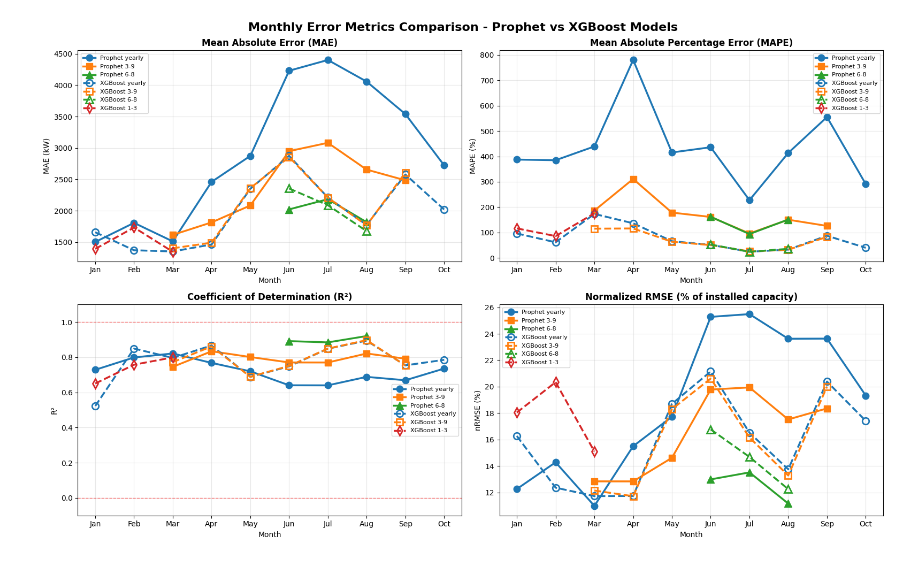
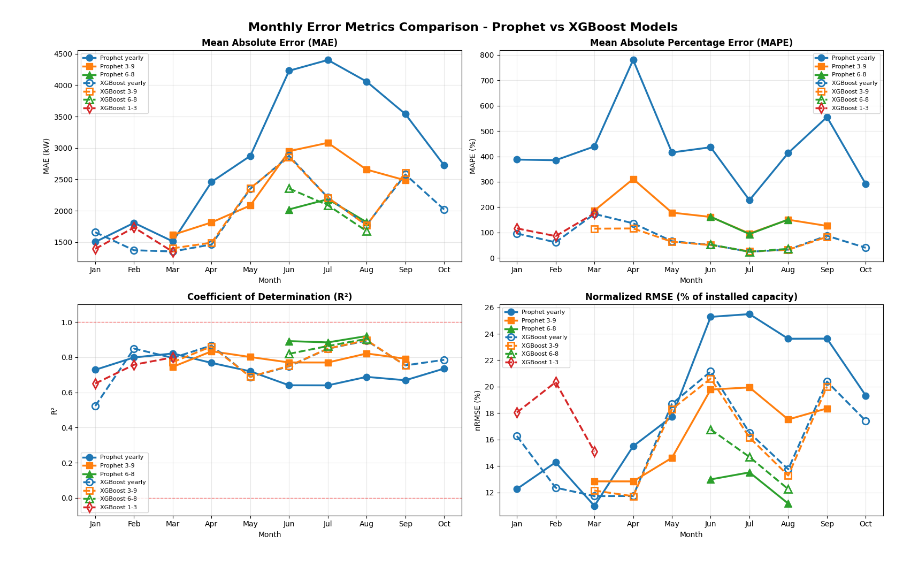
Before and after one commit to sdcastanedaa-max/2025-26-Data-driven, a Jupyter notebook: XGboost/models_error_metrics.ipynb, the cells around one changed output. Cells and saved outputs as stored; diff of their text form; code cells hidden in the pictures.

Commit message:
updated the xgboost EM

```diff
--- a/XGboost/models_error_metrics.ipynb
+++ b/XGboost/models_error_metrics.ipynb
@@ -74,6 +74,7 @@ axes[2].plot(months_pv_summer, df_pv_summer['R²'], marker='^', color='#2ca02c',
 # XGBoost models - dashed lines with hollow markers
 axes[2].plot(months_xg_yearly, df_xg_yearly['R²'], marker='o', color='#1f77b4', linewidth=2.5, markersize=9, linestyle='--', markerfacecolor='none', markeredgecolor='#1f77b4', markeredgewidth=2, label='XGBoost yearly')
 axes[2].plot(months_xg_sprsum, df_xg_sprsum['R²'], marker='s', color='#ff7f0e', linewidth=2.5, markersize=9, linestyle='--', markerfacecolor='none', markeredgecolor='#ff7f0e', markeredgewidth=2, label='XGBoost 3-9')
+axes[2].plot(months_xg_summer, df_xg_summer['R²'], marker='^', color='#2ca02c', linewidth=2.5, markersize=10, linestyle='--', markerfacecolor='none', markeredgecolor='#2ca02c', markeredgewidth=2, label='XGBoost 6-8')
 axes[2].plot(months_xg_winter, df_xg_winter['R²'], marker='d', color='#d62728', linewidth=2.5, markersize=9, linestyle='--', markerfacecolor='none', markeredgecolor='#d62728', markeredgewidth=2, label='XGBoost 1-3')
 axes[2].axhline(y=1.0, color='red', linestyle='--', linewidth=1, alpha=0.5)
 axes[2].axhline(y=0.0, color='red', linestyle='--', linewidth=1, alpha=0.5)
@@ -81,31 +82,31 @@ axes[2].set_title('Coefficient of Determination (R²)', fontsize=12, fontweight=
 axes[2].set_xlabel('Month', fontsize=10)
 axes[2].set_ylabel('R²', fontsize=10)
 axes[2].set_ylim(-0.1, 1.1)
 axes[2].grid(True, alpha=0.3)
 axes[2].legend(fontsize=8, loc='best')
 
 # Plot 4: Normalized RMSE (% of installed capacity)
 # Prophet models - solid lines with filled markers
 axes[3].plot(months_pv_yearly, df_pv_yearly['nRMSE'], marker='o', color='#1f77b4', linewidth=2.5, markersize=9, linestyle='-', markerfacecolor='#1f77b4', markeredgecolor='#1f77b4', label='Prophet yearly')
 axes[3].plot(months_pv_sprsum, df_pv_sprsum['nRMSE'], marker='s', color='#ff7f0e', linewidth=2.5, markersize=9, linestyle='-', markerfacecolor='#ff7f0e', markeredgecolor='#ff7f0e', label='Prophet 3-9')
 axes[3].plot(months_pv_summer, df_pv_summer['nRMSE'], marker='^', color='#2ca02c', linewidth=2.5, markersize=10, linestyle='-', markerfacecolor='#2ca02c', markeredgecolor='#2ca02c', label='Prophet 6-8')
 # XGBoost models - dashed lines with hollow markers
 if 'nRMSE' in df_xg_yearly.columns:
     axes[3].plot(months_xg_yearly, df_xg_yearly['nRMSE'], marker='o', color='#1f77b4', linewidth=2.5, markersize=9, linestyle='--', markerfacecolor='none', markeredgecolor='#1f77b4', markeredgewidth=2, label='XGBoost yearly')
 if 'nRMSE' in df_xg_sprsum.columns:
     axes[3].plot(months_xg_sprsum, df_xg_sprsum['nRMSE'], marker='s', color='#ff7f0e', linewidth=2.5, markersize=9, linestyle='--', markerfacecolor='none', markeredgecolor='#ff7f0e', markeredgewidth=2, label='XGBoost 3-9')
 if 'nRMSE' in df_xg_summer.columns:
     axes[3].plot(months_xg_summer, df_xg_summer['nRMSE'], marker='^', color='#2ca02c', linewidth=2.5, markersize=10, linestyle='--', markerfacecolor='none', markeredgecolor='#2ca02c', markeredgewidth=2, label='XGBoost 6-8')
 if 'nRMSE' in df_xg_winter.columns:
     axes[3].plot(months_xg_winter, df_xg_winter['nRMSE'], marker='d', color='#d62728', linewidth=2.5, markersize=9, linestyle='--', markerfacecolor='none', markeredgecolor='#d62728', markeredgewidth=2, label='XGBoost 1-3')
 axes[3].set_title('Normalized RMSE (% of installed capacity)', fontsize=12, fontweight='bold')
 axes[3].set_xlabel('Month', fontsize=10)
 axes[3].set_ylabel('nRMSE (%)', fontsize=10)
 axes[3].grid(True, alpha=0.3)
 axes[3].legend(fontsize=8, loc='best')
 
 plt.tight_layout()
 
 plt.show()
 # %% [output]
-[figure, old version]
+[figure, new version]
```
